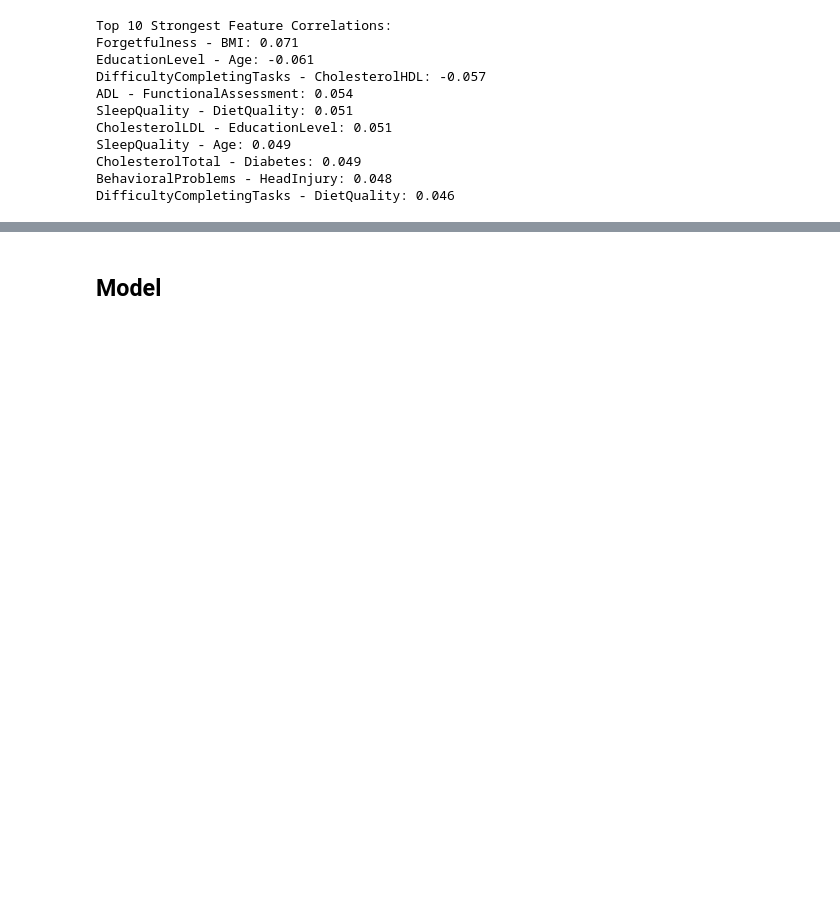
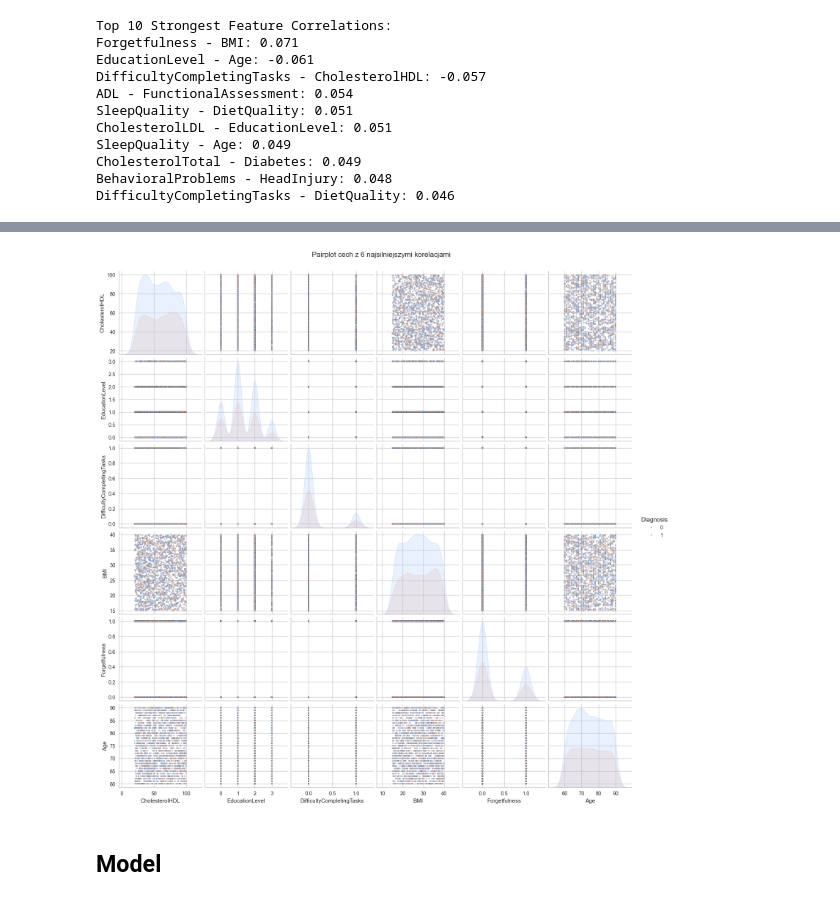
Before and after one commit to JakubDralus/advanced-machine-learning, a Jupyter notebook: project.ipynb, the cells around one changed output, grey strips where cells are left out. Saved outputs shown, nothing was run; the diff lists cells and outputs as text; code cells hidden in the pictures; blank space fills up the shorter version.

```diff
--- a/project.ipynb
+++ b/project.ipynb
@@ -475,3 +528,30 @@ DifficultyCompletingTasks - DietQuality: 0.046
+# %%
+import seaborn as sns
+import matplotlib.pyplot as plt
+
+features = set()
+for (feat1, feat2) in strongest_correlations.index[:3]:
+    features.add(feat1)
+    features.add(feat2)
+
+features = list(features)
+
+sns.pairplot(
+    df_analysis[features + ['Diagnosis']],
+    hue='Diagnosis',
+    diag_kind='kde',
+    palette='coolwarm',
+    plot_kws={'alpha': 0.7, 's': 6, 'edgecolor': 'k'}
+)
+
+plt.suptitle(
+    "Pairplot cech z 6 najsilniejszymi korelacjami",
+    fontsize=14,
+    y=1.02
+)
+plt.show()
+# %% [output]
+[figure, added]
 # %% [markdown]
 ## Model
 # %%
```
Also changed, not shown: parts of 6 cells of this notebook, 2 other files.
